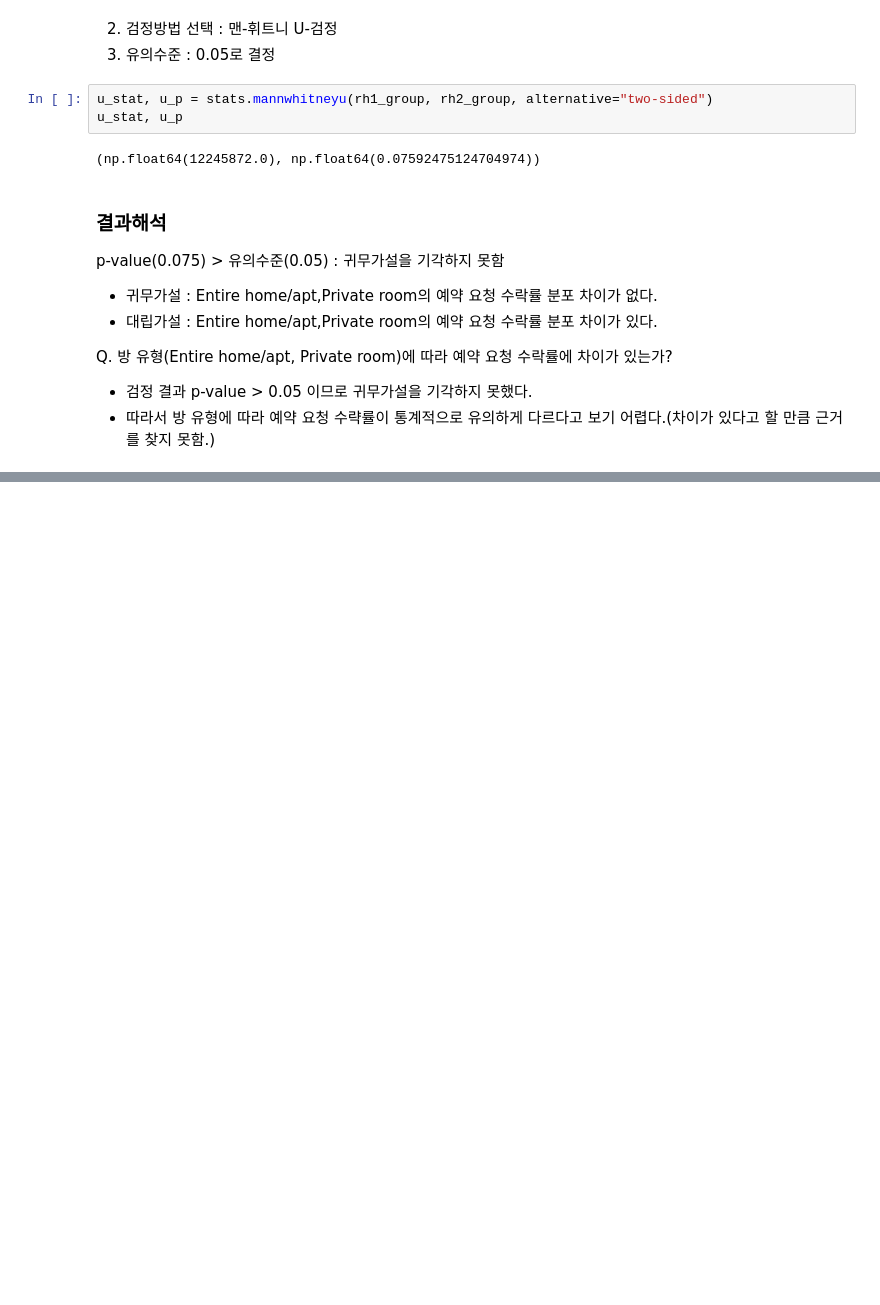
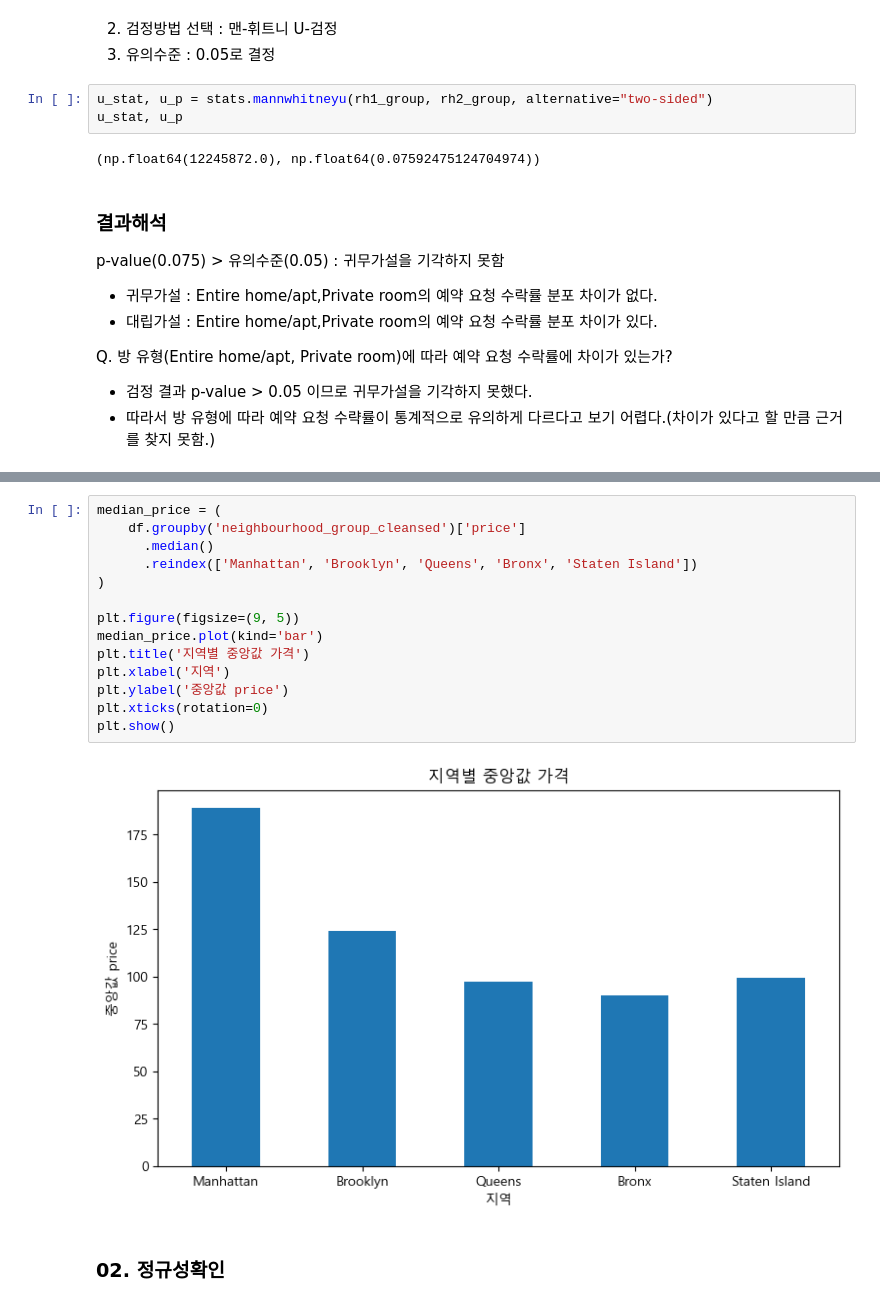
Before and after one commit to KyungminChang/data-analysis-project-BBB, a Jupyter notebook: 02_basic_statistics.ipynb, the cells around one changed output, grey strips where cells are left out. Saved outputs shown, nothing was run; the diff lists cells and outputs as text; blank space fills up the shorter version.

```diff
--- a/02_basic_statistics.ipynb
+++ b/02_basic_statistics.ipynb
@@ -792,0 +860,18 @@ Q. 방 유형(Entire home/apt, Private room)에 따라 예약 요청 수락률
+# %%
+median_price = (
+    df.groupby('neighbourhood_group_cleansed')['price']
+      .median()
+      .reindex(['Manhattan', 'Brooklyn', 'Queens', 'Bronx', 'Staten Island'])
+)
+
+plt.figure(figsize=(9, 5))
+median_price.plot(kind='bar')
+plt.title('지역별 중앙값 가격')
+plt.xlabel('지역')
+plt.ylabel('중앙값 price')
+plt.xticks(rotation=0)
+plt.show()
+# %% [output]
+[figure, added]
+# %% [markdown]
+### 02. 정규성확인
```
Also changed, not shown: parts of 22 cells of this notebook.
